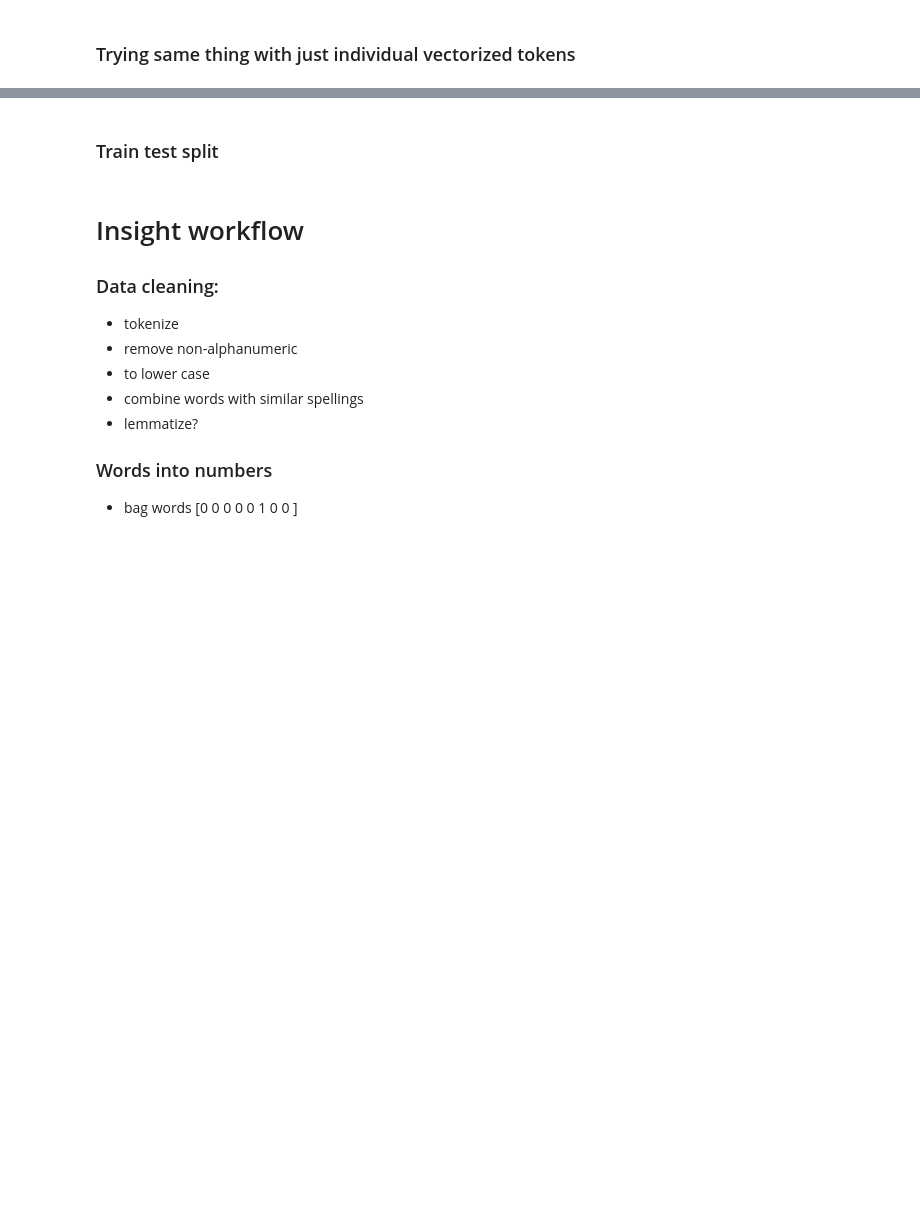
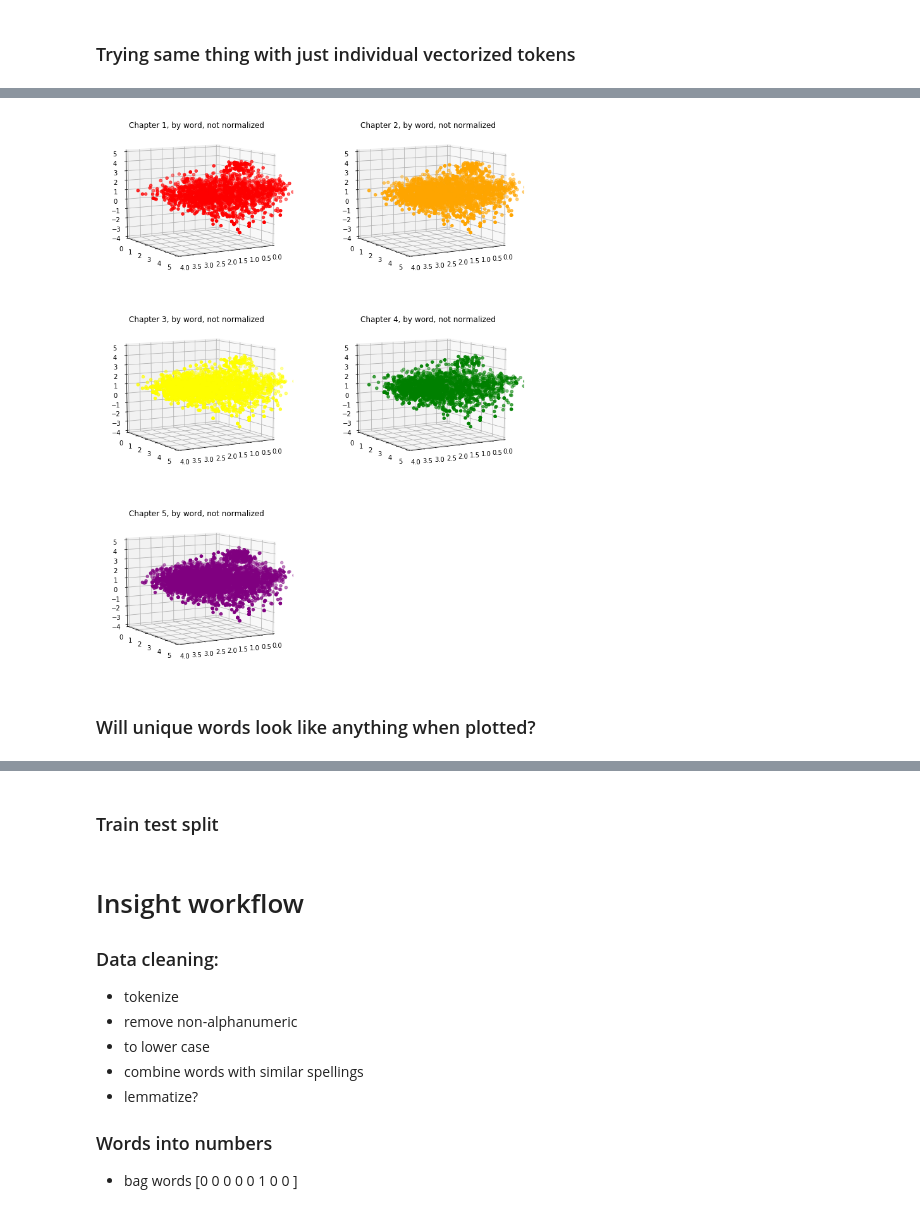
Before and after one commit to ssrosa/dsc-4-final-project-online-ds-pt-100118, a Jupyter notebook: student.ipynb, the cells around one changed output, grey strips where cells are left out. Drawn from its saved outputs; the diff is of its cells as text; code cells hidden in the pictures; blank space fills up the shorter version.

```diff
--- a/student.ipynb
+++ b/student.ipynb
@@ -882,0 +900,23 @@ ch1_byword.shape
+# %%
+#Show each chapter as its own plot
+fig = plt.figure(figsize = (12, 16))
+#ax = fig.add_subplot(111, projection='3d')
+labels = [1, 2, 3, 4, 5]
+colors = ['red', 'orange', 'yellow', 'green', 'purple']
+
+for i, label, color in zip(range(1,6), labels, colors):
+#    ch2_pca = result_df['label'] == label
+    pca = byword_result[byword_result['label'] == label]
+    ax = fig.add_subplot(3,2, i, projection='3d', azim = 60, elev = 10)
+    plt.xlim(0, 4)
+    plt.ylim(0, 5)
+    ax.set_zlim(-4, 5)
+    ax.scatter(xs = pca['PC1'], ys = pca['PC2'], zs = pca['PC3'],
+          c = color, label = ('Chapter ' + str(label)))
+    plt.title('Chapter ' + str(label) + ', by word, not normalized')
+
+plt.show()
+# %% [output]
+[figure, added]
+# %% [markdown]
+### Will unique words look like anything when plotted?
```
Also changed, not shown: parts of 43 cells of this notebook.
